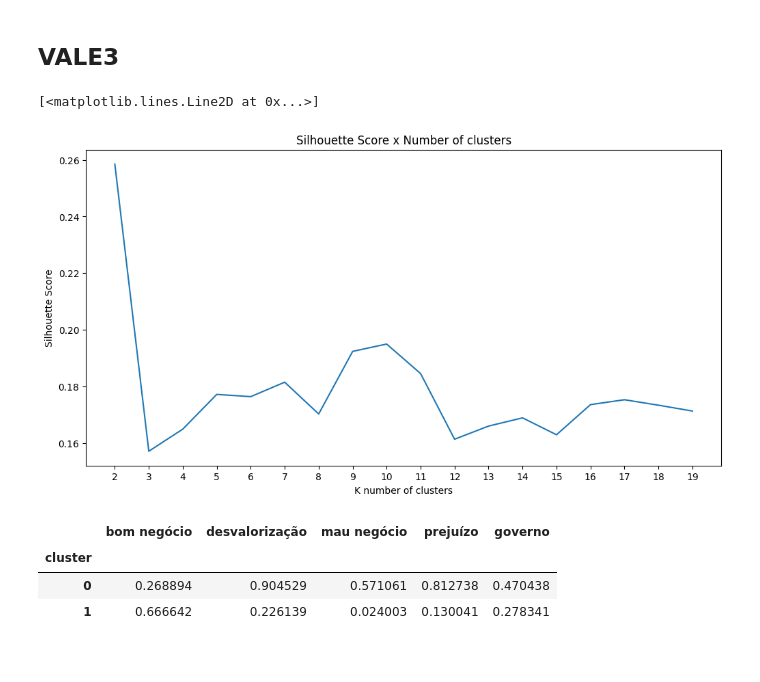
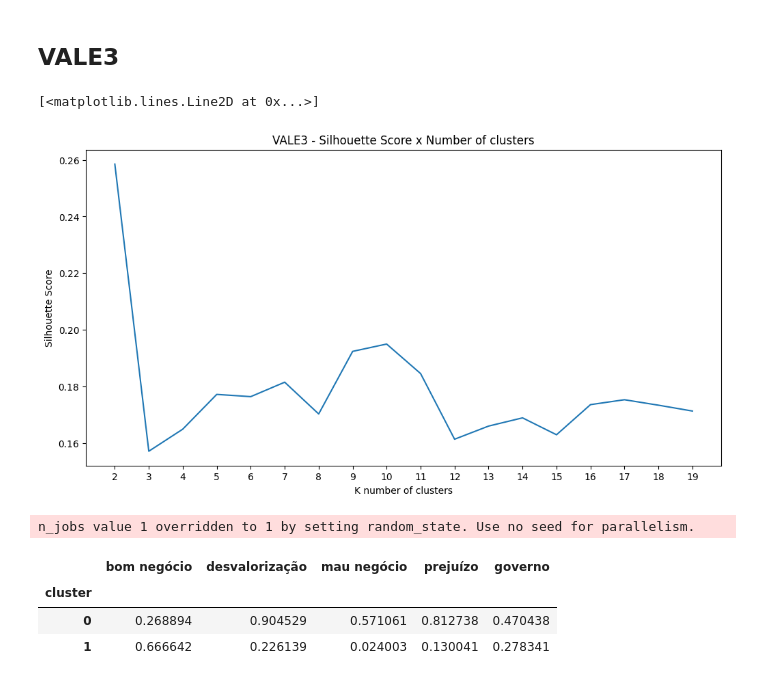
Before and after one commit to jcfl1/Stock-Prices-Prediction, a Jupyter notebook: clustering.ipynb, the cells around one changed output. Drawn from its saved outputs; the diff is of its cells as text; code cells hidden in the pictures.

Commit message:
clustering and autosklearn small modifications

```diff
--- a/clustering.ipynb
+++ b/clustering.ipynb
@@ -62,13 +62,13 @@ for k in k_list:
 # %%
 fig, ax = plt.subplots(figsize=(12, 6))
 ax.set_xlabel('K number of clusters')
 ax.set_ylabel('Silhouette Score')
 ax.set_xticks(k_list)
-ax.set_title('Silhouette Score x Number of clusters')
+ax.set_title('VALE3 - Silhouette Score x Number of clusters')
 ax.plot(k_list, silhouette_score_list)
 # %% [output]
 [<matplotlib.lines.Line2D at 0x...>]
-[figure, old version]
+[figure, new version]
 # %%
 k_clusters = 2
 model_kmeans = KMeans(n_clusters=k_clusters, random_state=RANDOM_SEED, n_init=10)
@@ -81,11 +81,13 @@ X_umap = umap_reducer.fit_transform(df_vale3_train_tweets_scores_norm)
 
 X_clusters = model_kmeans.predict(df_vale3_train_tweets_scores_norm)
 
-df_pca = pd.DataFrame(X_umap, columns=['pca_dim1', 'pca_dim2'])
-df_pca['cluster'] = X_clusters.astype(str)
-df_pca['text'] = vale3_wraped_tweets_train
+df_umap = pd.DataFrame(X_umap, columns=['umap_dim1', 'umap_dim2'])
+df_umap['cluster'] = X_clusters.astype(str)
+df_umap['text'] = vale3_wraped_tweets_train
 
-px.scatter(df_pca, x='pca_dim1', y='pca_dim2', color='cluster', hover_name='text', title='PCA Clustering Plot')
+px.scatter(df_umap, x='umap_dim1', y='umap_dim2', color='cluster', hover_name='text', title='VALE3 - UMAP Clustering Plot')
+# %% [output]
+n_jobs value 1 overridden to 1 by setting random_state. Use no seed for parallelism.
 # %%
 df_vale3_aux = df_vale3_train_tweets_scores[numeric_features2keep].copy()
 df_vale3_aux['cluster'] = X_clusters
```
Also changed, not shown: parts of 2 cells of this notebook, 1 other file.
